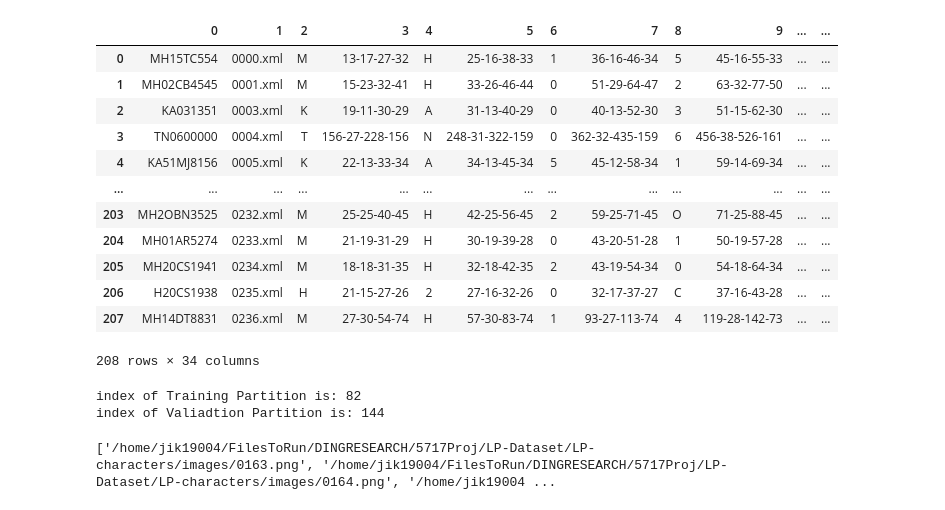
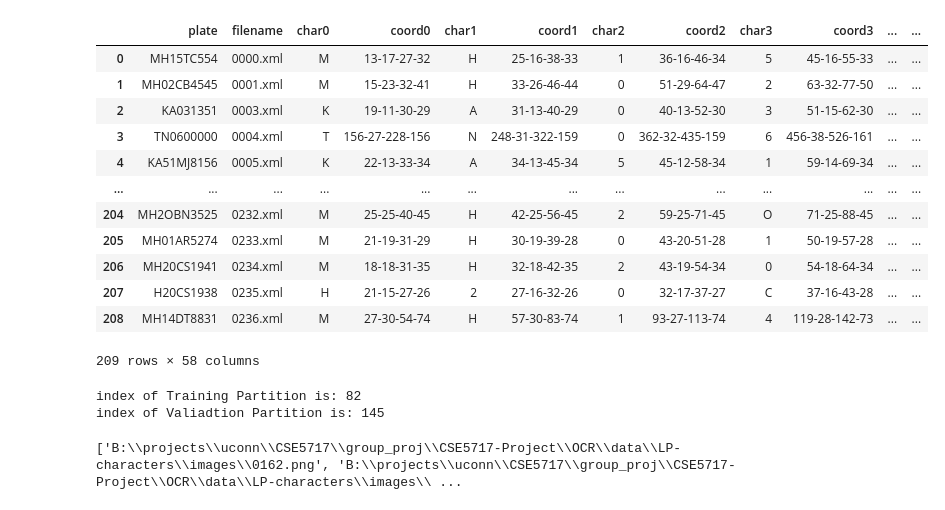
Before and after one commit to UltraArceus3/CSE5717-Project, a Jupyter notebook: OCR/RanyOCR.ipynb, the cells around one changed output. Cells and saved outputs as stored; diff of their text form; code cells hidden in the pictures.

```diff
--- a/OCR/RanyOCR.ipynb
+++ b/OCR/RanyOCR.ipynb
@@ -38,23 +38,23 @@ class OCRModel:
             pred.append(self.model2.predict([char_img]))
         return pred
 # %%
-df = pd.read_csv("/home/jik19004/FilesToRun/DINGRESEARCH/5717Proj/parsedLP_Plates.csv")
-df.drop("Unnamed: 0", axis = 1, inplace= True)
+df = pd.read_csv("../DataPreProcessing/.out/license_plates.csv")
+#df.drop("Unnamed: 0", axis = 1, inplace= True)
 display(df)
 # %% [output]
-|  | 0 | 1 | 2 | 3 | 4 | 5 | 6 | 7 | 8 | 9 | ... | ... |
+|  | plate | filename | char0 | coord0 | char1 | coord1 | char2 | coord2 | char3 | coord3 | ... | ... |
 | 0 | MH15TC554 | 0000.xml | M | 13-17-27-32 | H | 25-16-38-33 | 1 | 36-16-46-34 | 5 | 45-16-55-33 | ... | ... |
 | 1 | MH02CB4545 | 0001.xml | M | 15-23-32-41 | H | 33-26-46-44 | 0 | 51-29-64-47 | 2 | 63-32-77-50 | ... | ... |
 | 2 | KA031351 | 0003.xml | K | 19-11-30-29 | A | 31-13-40-29 | 0 | 40-13-52-30 | 3 | 51-15-62-30 | ... | ... |
 | 3 | TN0600000 | 0004.xml | T | 156-27-228-156 | N | 248-31-322-159 | 0 | 362-32-435-159 | 6 | 456-38-526-161 | ... | ... |
 | 4 | KA51MJ8156 | 0005.xml | K | 22-13-33-34 | A | 34-13-45-34 | 5 | 45-12-58-34 | 1 | 59-14-69-34 | ... | ... |
 | ... | ... | ... | ... | ... | ... | ... | ... | ... | ... | ... | ... | ... |
-| 203 | MH2OBN3525 | 0232.xml | M | 25-25-40-45 | H | 42-25-56-45 | 2 | 59-25-71-45 | O | 71-25-88-45 | ... | ... |
-| 204 | MH01AR5274 | 0233.xml | M | 21-19-31-29 | H | 30-19-39-28 | 0 | 43-20-51-28 | 1 | 50-19-57-28 | ... | ... |
-| 205 | MH20CS1941 | 0234.xml | M | 18-18-31-35 | H | 32-18-42-35 | 2 | 43-19-54-34 | 0 | 54-18-64-34 | ... | ... |
-| 206 | H20CS1938 | 0235.xml | H | 21-15-27-26 | 2 | 27-16-32-26 | 0 | 32-17-37-27 | C | 37-16-43-28 | ... | ... |
-| 207 | MH14DT8831 | 0236.xml | M | 27-30-54-74 | H | 57-30-83-74 | 1 | 93-27-113-74 | 4 | 119-28-142-73 | ... | ... |
+| 204 | MH2OBN3525 | 0232.xml | M | 25-25-40-45 | H | 42-25-56-45 | 2 | 59-25-71-45 | O | 71-25-88-45 | ... | ... |
+| 205 | MH01AR5274 | 0233.xml | M | 21-19-31-29 | H | 30-19-39-28 | 0 | 43-20-51-28 | 1 | 50-19-57-28 | ... | ... |
+| 206 | MH20CS1941 | 0234.xml | M | 18-18-31-35 | H | 32-18-42-35 | 2 | 43-19-54-34 | 0 | 54-18-64-34 | ... | ... |
+| 207 | H20CS1938 | 0235.xml | H | 21-15-27-26 | 2 | 27-16-32-26 | 0 | 32-17-37-27 | C | 37-16-43-28 | ... | ... |
+| 208 | MH14DT8831 | 0236.xml | M | 27-30-54-74 | H | 57-30-83-74 | 1 | 93-27-113-74 | 4 | 119-28-142-73 | ... | ... |
-208 rows × 34 columns
+209 rows × 58 columns
 # %%
 TrainingPartition = int(len(df) * 0.4) - 1
 ValidationPartition = int(len(df) * 0.7) - 1
@@ -62,18 +62,20 @@ print("index of Training Partition is:", TrainingPartition)
 print("index of Valiadtion Partition is:", ValidationPartition)
 # %% [output]
 index of Training Partition is: 82
-index of Valiadtion Partition is: 144
+index of Valiadtion Partition is: 145
 # %%
 from torchmetrics.text import CharErrorRate
 import os
 
-ImageFiles = [os.path.join('/home/jik19004/FilesToRun/DINGRESEARCH/5717Proj/LP-Dataset/LP-characters/images', file)
-                   for file in os.listdir('/home/jik19004/FilesToRun/DINGRESEARCH/5717Proj/LP-Dataset/LP-characters/images')] # get the file content. TestingDataList = ImageFiles[144:]
+images_path = "./data/LP-characters/images"
+
+ImageFiles = [os.path.join(images_path, file)
+                   for file in os.listdir(images_path)] # get the file content. TestingDataList = ImageFiles[144:]
 ImageFiles = sorted(ImageFiles)
 TestingDataList = ImageFiles[144:]
 print(TestingDataList)
 # %% [output]
-['/home/jik19004/FilesToRun/DINGRESEARCH/5717Proj/LP-Dataset/LP-characters/images/0163.png', '/home/jik19004/FilesToRun/DINGRESEARCH/5717Proj/LP-Dataset/LP-characters/images/0164.png', '/home/jik19004 ...
+['B:\\projects\\uconn\\CSE5717\\group_proj\\CSE5717-Project\\OCR\\data\\LP-characters\\images\\0162.png', 'B:\\projects\\uconn\\CSE5717\\group_proj\\CSE5717-Project\\OCR\\data\\LP-characters\\images\\ ...
 # %%
 reader = OCRModel()
 # %%
```
Also changed, not shown: parts of 9 cells of this notebook.
